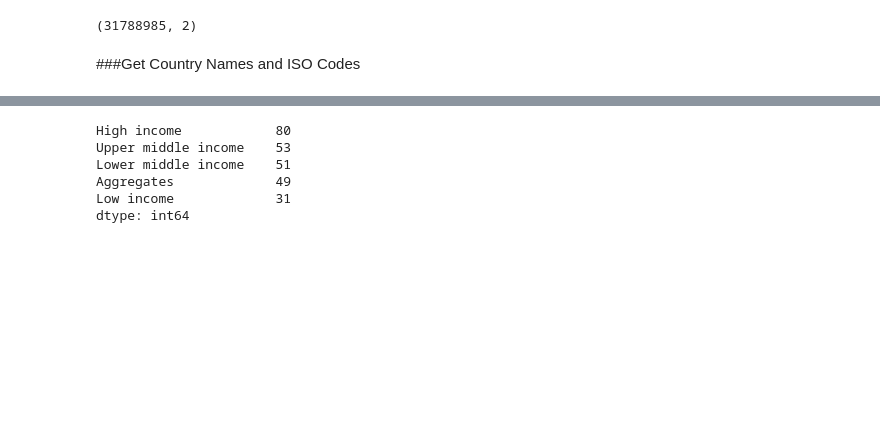
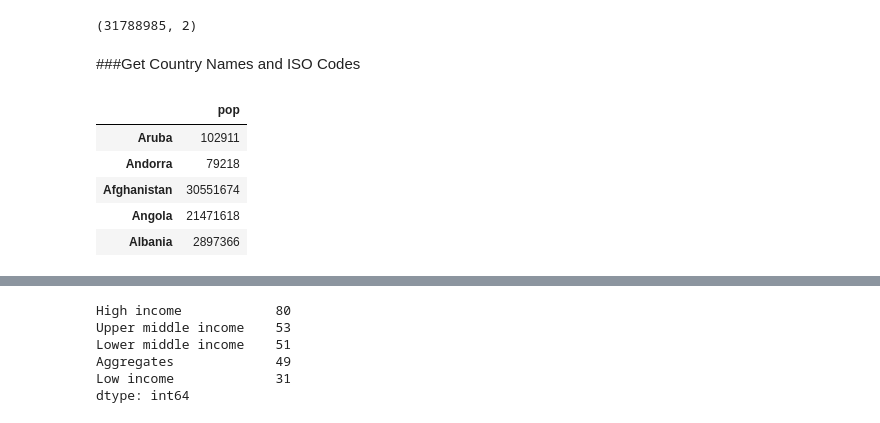
Before and after one commit to alexrutherford/caida, a Jupyter notebook: parse_as_geo.ipynb, the cells around one changed output, grey strips where cells are left out. Saved outputs shown, nothing was run; the diff lists cells and outputs as text; code cells hidden in the pictures; blank space fills up the shorter version.

```diff
--- a/parse_as_geo.ipynb
+++ b/parse_as_geo.ipynb
@@ -52,0 +66,9 @@ iso.incomeLevel=iso.incomeLevel.apply(lambda x: re.sub(r'High income: nonOECD|Hi
+# %%
+popDf.head()
+# %% [output]
+|  | pop |
+| Aruba | 102911 |
+| Andorra | 79218 |
+| Afghanistan | 30551674 |
+| Angola | 21471618 |
+| Albania | 2897366 |
```
Also changed, not shown: parts of 14 cells of this notebook.
